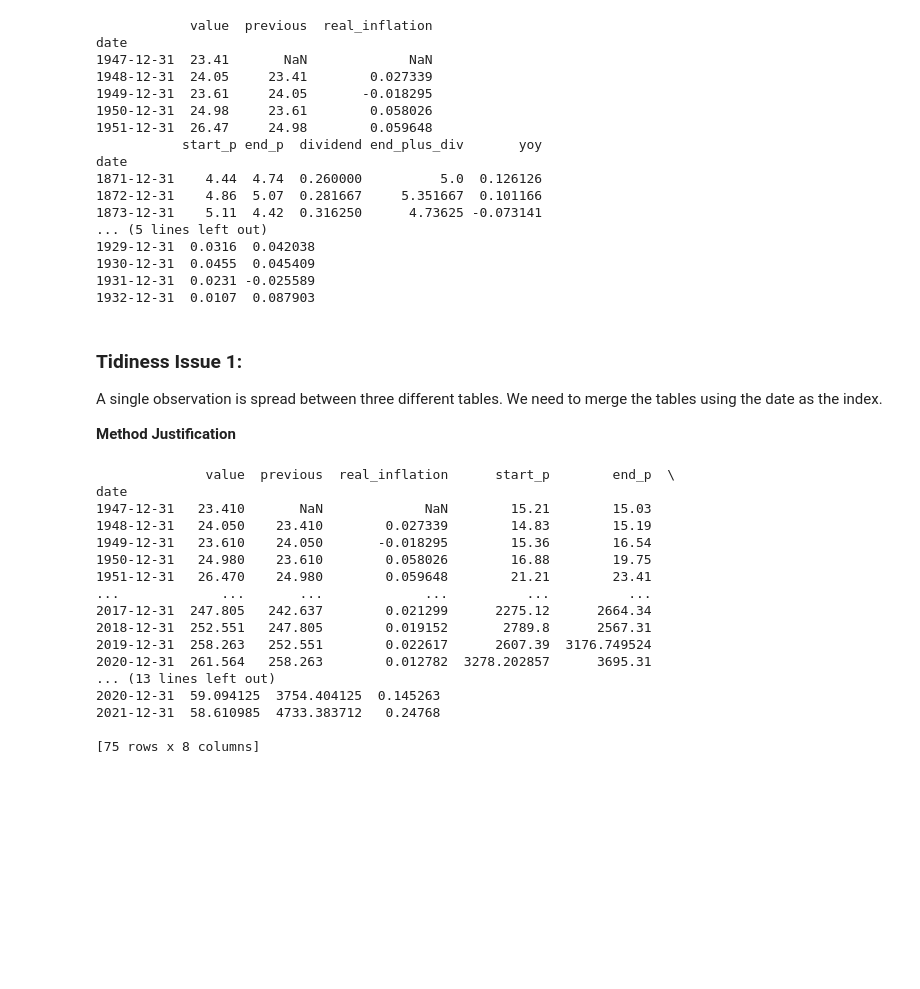
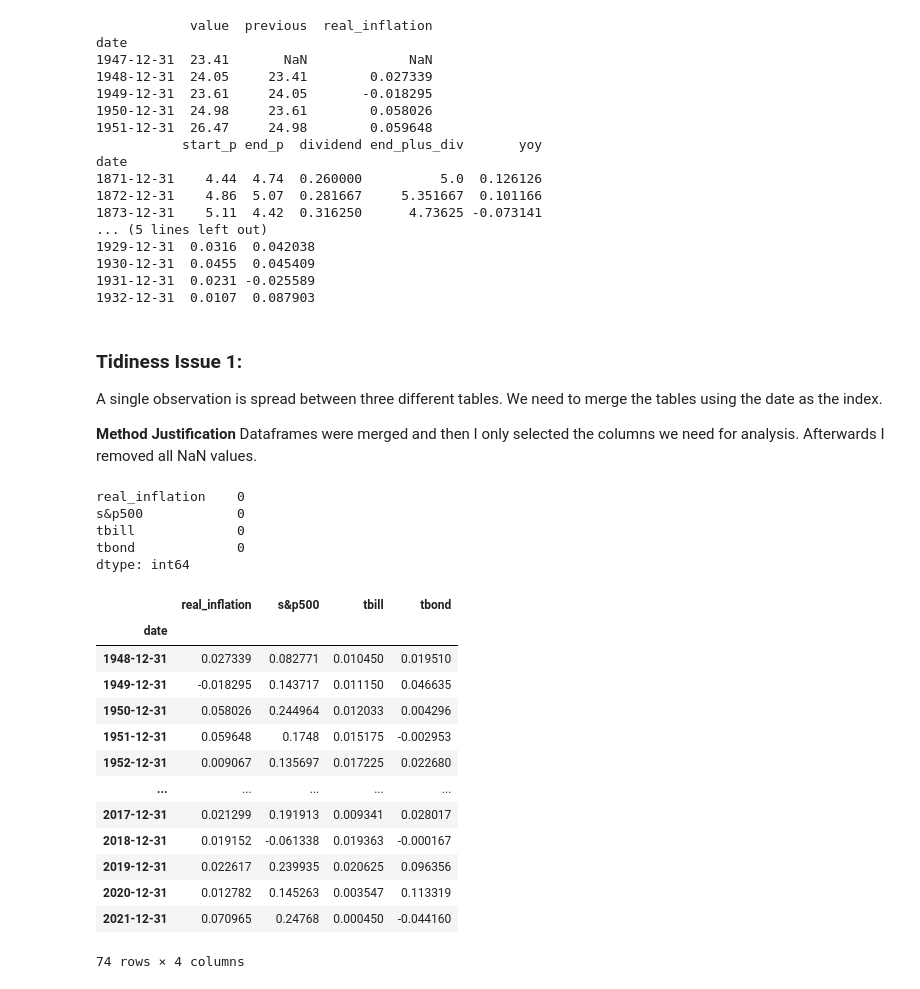
Before and after one commit to tristenwallace/asset_inflation_performance, a Jupyter notebook: asset_analysis.ipynb, the cells around one changed output. Cells and saved outputs as stored; diff of their text form; code cells hidden in the pictures; blank space fills up the shorter version.

```diff
--- a/asset_analysis.ipynb
+++ b/asset_analysis.ipynb
@@ -44,7 +48,7 @@ inflation = nasdaqdatalink.get("FRED/CPIAUCSL")
 - US T. Bond: Bond Return
 - 3-month T.Bill: 3-month T.Bill return
 # %%
-tbonds = pd.read_excel("histretSP.xls", sheet_name="Returns by year", header=17)
+tbonds = pd.read_excel("data/raw_histretSP.xls", sheet_name="Returns by year", header=17)
 # %% [markdown]
 ### Dataset 3: S&P 500
 
@@ -58,7 +62,7 @@ tbonds = pd.read_excel("histretSP.xls", sheet_name="Returns by year", header=17)
 - P: Price
 - D: Dividend
 # %%
-sp500 = pd.read_excel("ie_data.xls", sheet_name="Data", header=7)
+sp500 = pd.read_excel("data/raw_ie_data.xls", sheet_name="Data", header=7)
 # %% [markdown]
 ## 2. Assess data
 In this step we'll assess the data for quality and tidiness issues and report on findings for use in the cleaning stage.
@@ -449,4 +453,3 @@ inflation_clean = inflation_clean[inflation_clean['date'].dt.month == 12]
 
 # Set date index
 inflation_clean = inflation_clean.set_index('date')
-inflation_clean.drop(['previous','value'], axis=1, inplace=True)
@@ -524,24 +512,37 @@ date
 A single observation is spread between three different tables. We need to merge the tables using the date as the index.
 
 **Method Justification**
+Dataframes were merged and then I only selected the columns we need for analysis. Afterwards I removed all NaN values.
-# %%
-comb1 = inflation_clean.merge(sp500_clean, on='date')
-print(comb1)
-# %% [output]
-              value  previous  real_inflation      start_p        end_p  \
-date
-1947-12-31   23.410       NaN             NaN        15.21        15.03
-1948-12-31   24.050    23.410        0.027339        14.83        15.19
-1949-12-31   23.610    24.050       -0.018295        15.36        16.54
-1950-12-31   24.980    23.610        0.058026        16.88        19.75
-1951-12-31   26.470    24.980        0.059648        21.21        23.41
-...             ...       ...             ...          ...          ...
-2017-12-31  247.805   242.637        0.021299      2275.12      2664.34
-2018-12-31  252.551   247.805        0.019152       2789.8      2567.31
-2019-12-31  258.263   252.551        0.022617      2607.39  3176.749524
-2020-12-31  261.564   258.263        0.012782  3278.202857      3695.31
-... (13 lines left out)
-2020-12-31  59.094125  3754.404125  0.145263
-2021-12-31  58.610985  4733.383712   0.24768
-
-[75 rows x 8 columns]
+# %%
+# Merge tables
+comb1 = inflation_clean.merge(sp500_clean, on='date')
+comb2 = comb1.merge(tbonds_clean, on='date')
+comb2 = comb2.rename(columns={'yoy':'s&p500'})
+comb2 = comb2[['real_inflation','s&p500','tbill','tbond']]
+
+# Drop NaN values
+comb2.dropna(inplace=True)
+# %%
+# Validate merge and removal of NaN
+print(comb2.isnull().sum())
+comb2
+# %% [output]
+real_inflation    0
+s&p500            0
+tbill             0
+tbond             0
+dtype: int64
+|  | real_inflation | s&p500 | tbill | tbond |
+| date |  |  |  |  |
+| 1948-12-31 | 0.027339 | 0.082771 | 0.010450 | 0.019510 |
+| 1949-12-31 | -0.018295 | 0.143717 | 0.011150 | 0.046635 |
+| 1950-12-31 | 0.058026 | 0.244964 | 0.012033 | 0.004296 |
+| 1951-12-31 | 0.059648 | 0.1748 | 0.015175 | -0.002953 |
+| 1952-12-31 | 0.009067 | 0.135697 | 0.017225 | 0.022680 |
+| ... | ... | ... | ... | ... |
+| 2017-12-31 | 0.021299 | 0.191913 | 0.009341 | 0.028017 |
+| 2018-12-31 | 0.019152 | -0.061338 | 0.019363 | -0.000167 |
+| 2019-12-31 | 0.022617 | 0.239935 | 0.020625 | 0.096356 |
+| 2020-12-31 | 0.012782 | 0.145263 | 0.003547 | 0.113319 |
+| 2021-12-31 | 0.070965 | 0.24768 | 0.000450 | -0.044160 |
+74 rows × 4 columns
```
Also changed, not shown: parts of 10 cells of this notebook, 4 other files.
